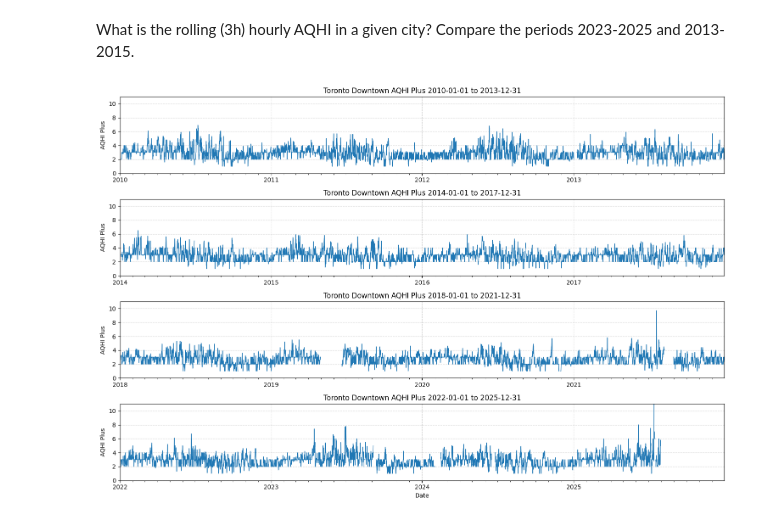
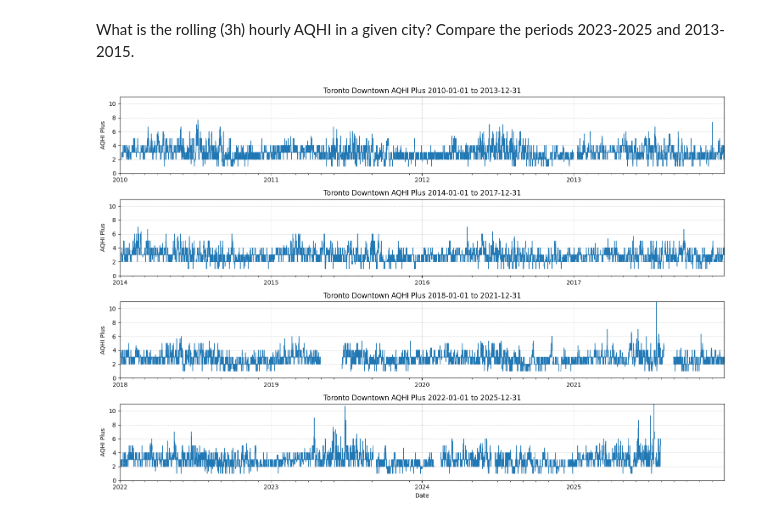
Before and after one commit to schoolofcities/urban-air-quality, a Jupyter notebook: analysis/exploratory/explore_ontario_RQs.ipynb, the cells around one changed output. Cells and saved outputs as stored; diff of their text form; code cells hidden in the pictures.

Commit message:
revise rolling to 3 hrs

```diff
--- a/analysis/exploratory/explore_ontario_RQs.ipynb
+++ b/analysis/exploratory/explore_ontario_RQs.ipynb
@@ -83,7 +83,7 @@ hourly_path = f'../../data/processed/ontario/hourly/{city}.csv'
 df_hourly = pd.read_csv(hourly_path, index_col=0, parse_dates=True)
 
 # Apply 3-hour rolling average
-df_hourly['aqhi_plus_smooth'] = df_hourly['aqhi_plus'].rolling(window=10, min_periods=1).mean()
+df_hourly['aqhi_plus_smooth'] = df_hourly['aqhi_plus'].rolling(window=3, min_periods=1).mean()
 
 # Define the periods
 periods = [
@@ -98,31 +98,31 @@ fig, axes = plt.subplots(len(periods), 1, figsize=(15, 10), sharey=True)
 
 if len(periods) == 1:
     axes = [axes]  # Ensure iterable
 
 for ax, (start_date, end_date) in zip(axes, periods):
     # Create full hourly index for the period
     full_index = pd.date_range(start=start_date, end=end_date, freq="h")
 
     # Slice data and reindex to full period
     mask = (df_hourly.index >= start_date) & (df_hourly.index <= end_date)
     df_period = df_hourly.loc[mask].reindex(full_index)
 
     # Plot
     ax.plot(df_period.index, df_period['aqhi_plus_smooth'], color='tab:blue', linewidth=1)
     ax.set_title(f"{city.title()} AQHI Plus {start_date} to {end_date}")
     ax.set_ylabel("AQHI Plus")
     ax.set_ylim(0, 11)  # consistent y-scale
     ax.set_xlim(pd.Timestamp(start_date), pd.Timestamp(end_date))  # force full width
 
     # Format x-axis: major ticks = years, minor ticks = every 4 months
     ax.xaxis.set_major_locator(mdates.YearLocator())
     ax.xaxis.set_major_formatter(mdates.DateFormatter('%Y'))
     ax.xaxis.set_minor_locator(mdates.MonthLocator(bymonth=list(range(1, 13))))
 
     ax.grid(True, linestyle='--', alpha=0.5)
 
 axes[-1].set_xlabel("Date")
 plt.tight_layout()
 plt.show()
 # %% [output]
-[figure, old version]
+[figure, new version]
```
